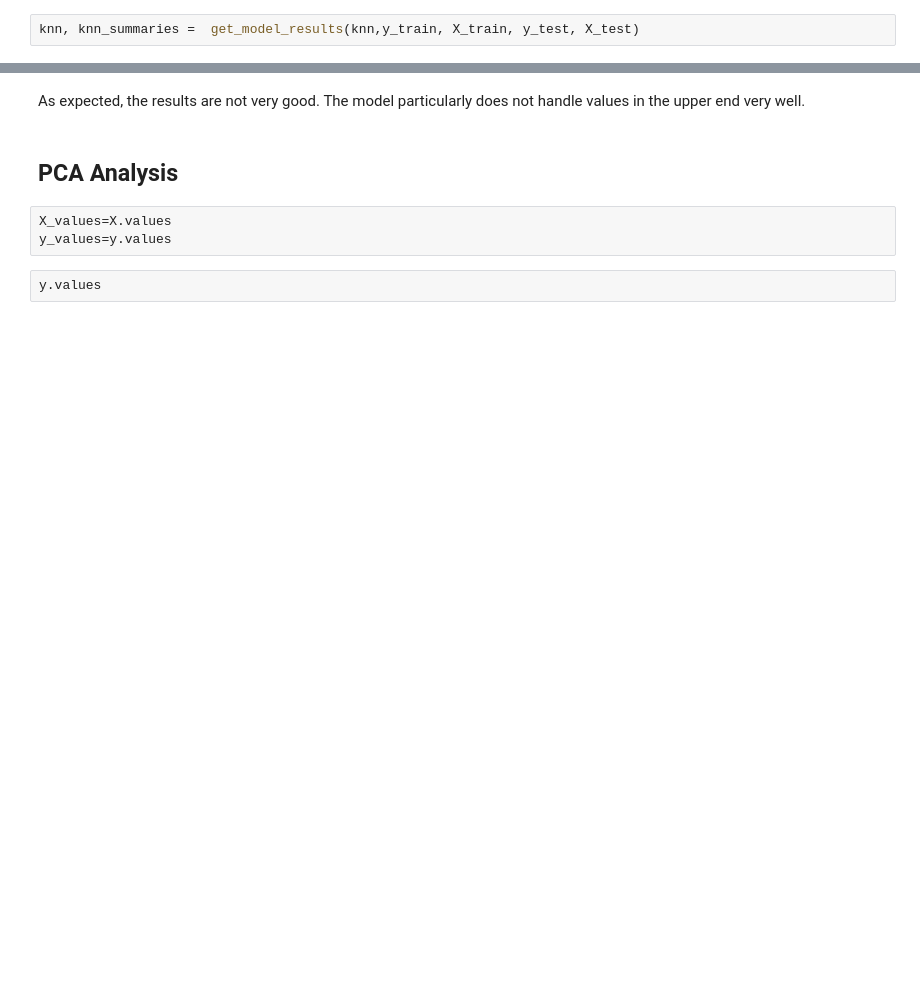
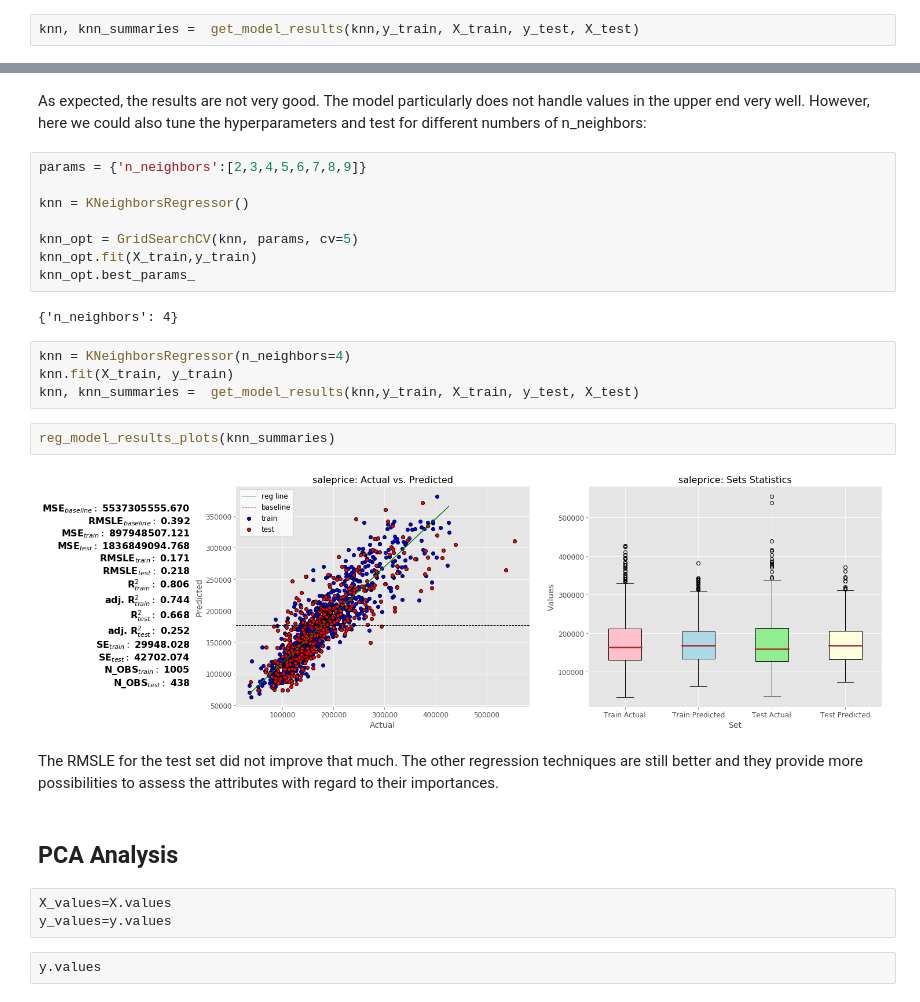
Before and after one commit to Julia-Hammerer/AppliedStatistics, a Jupyter notebook: notebooks/House_RegressionAnalysis.ipynb, the cells around one changed output, grey strips where cells are left out. Drawn from its saved outputs; the diff is of its cells as text; blank space fills up the shorter version.

```diff
--- a/notebooks/House_RegressionAnalysis.ipynb
+++ b/notebooks/House_RegressionAnalysis.ipynb
@@ -693,5 +1016,25 @@ reg_model_results_plots(knn_summaries)
 # %% [markdown]
-As expected, the results are not very good. The model particularly does not handle values in the upper end very well.
+As expected, the results are not very good. The model particularly does not handle values in the upper end very well.   However, here we could also tune the hyperparameters and test for different numbers of n_neighbors:
+# %%
+params = {'n_neighbors':[2,3,4,5,6,7,8,9]}
+
+knn = KNeighborsRegressor()
+
+knn_opt = GridSearchCV(knn, params, cv=5)
+knn_opt.fit(X_train,y_train)
+knn_opt.best_params_
+# %% [output]
+{'n_neighbors': 4}
+# %%
+knn = KNeighborsRegressor(n_neighbors=4)
+knn.fit(X_train, y_train)
+knn, knn_summaries =  get_model_results(knn,y_train, X_train, y_test, X_test)
+# %%
+reg_model_results_plots(knn_summaries)
+# %% [output]
+[figure, added]
+# %% [markdown]
+The RMSLE for the test set did not improve that much. The other regression techniques are still better and they provide more possibilities to assess the attributes with regard to their importances.
 # %% [markdown]
 ## PCA Analysis
 # %%
```
Also changed, not shown: parts of 108 cells of this notebook, 17 other files.
